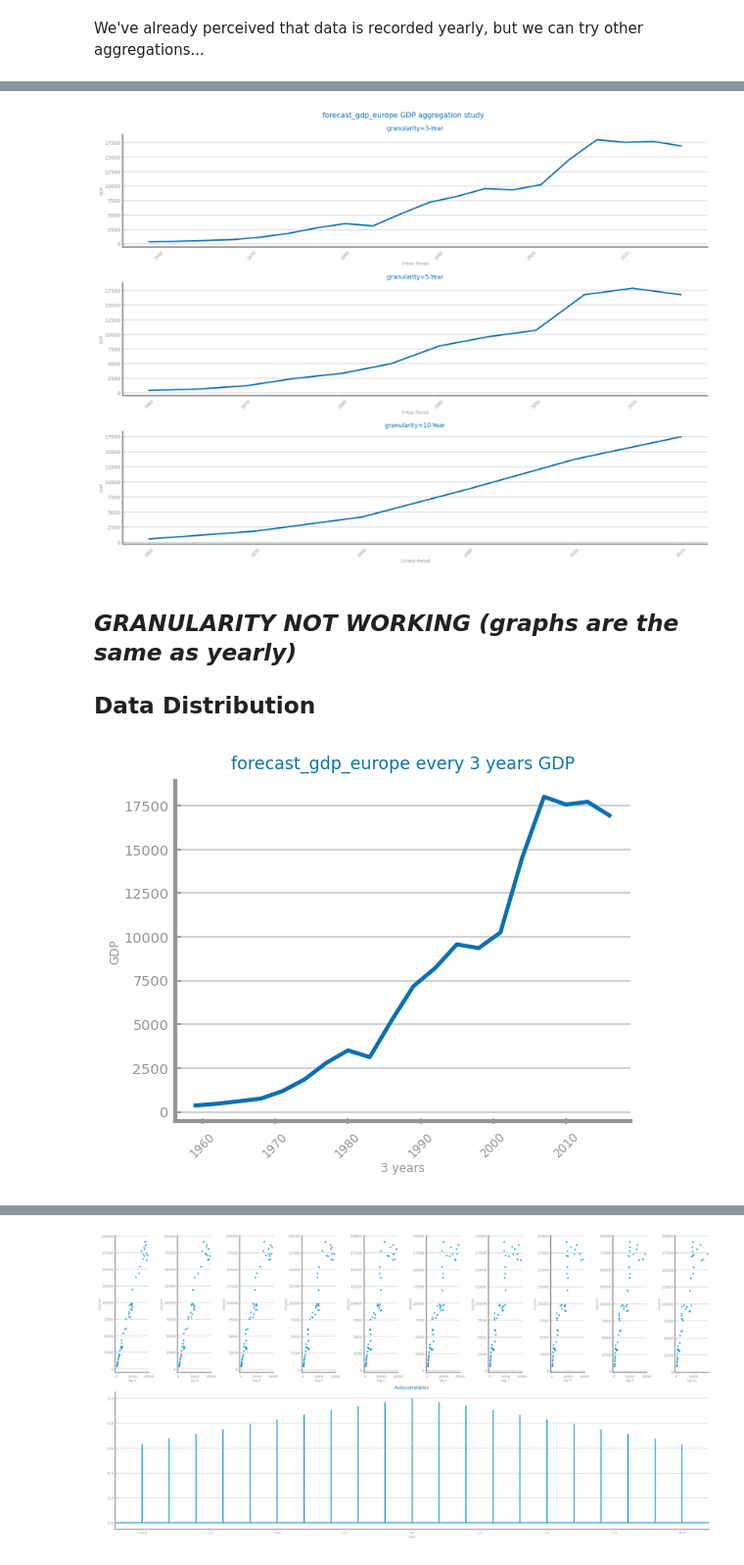
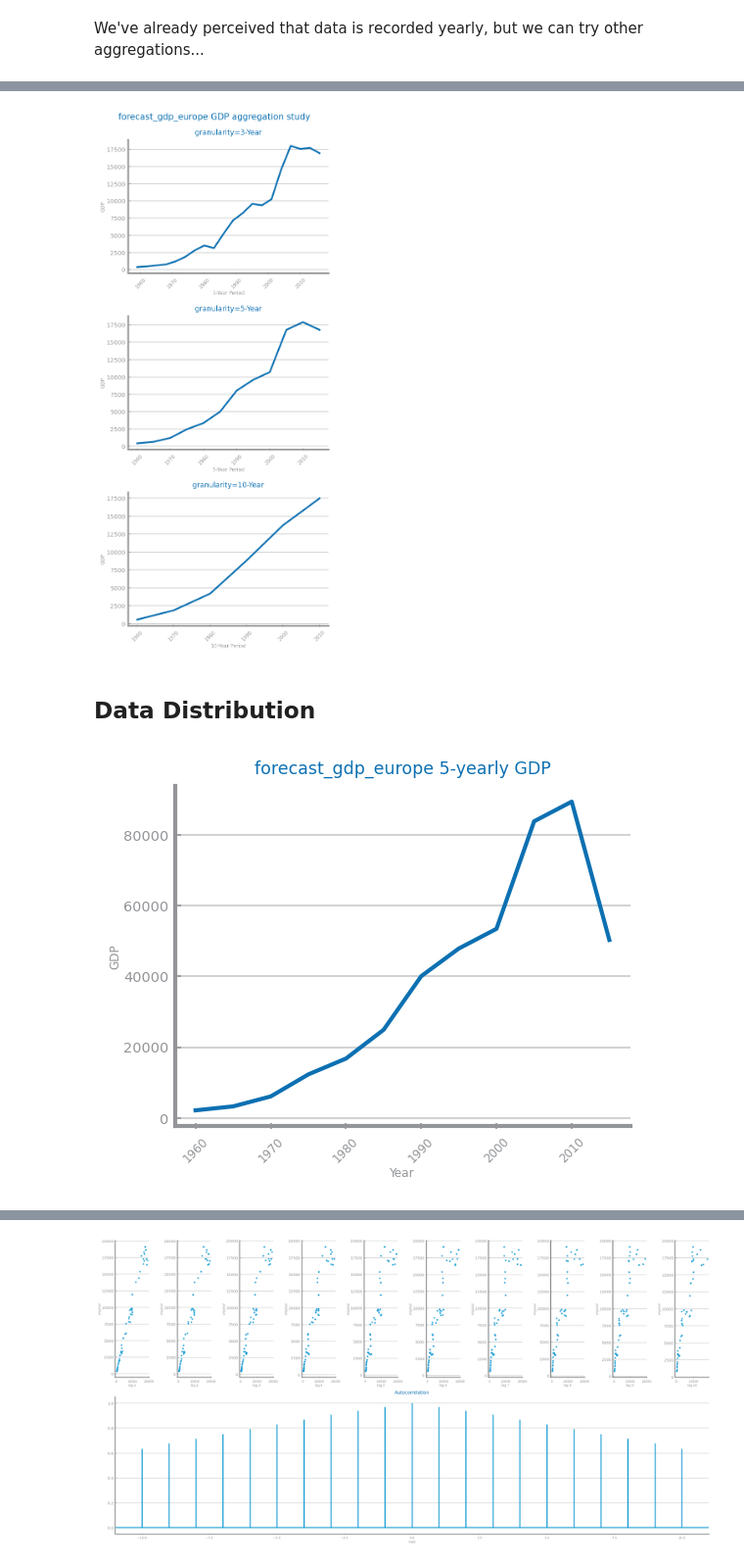
Before and after one commit to Moraisgit/data_science_project, a Jupyter notebook: src/set2_TS_data_profiling.ipynb, the cells around one changed output, grey strips where cells are left out. Shown at 98% size. Drawn from its saved outputs; the diff is of its cells as text; code cells hidden in the pictures.

```diff
--- a/src/set2_TS_data_profiling.ipynb
+++ b/src/set2_TS_data_profiling.ipynb
@@ -174,39 +203,38 @@ plt.show()
 # %%
 from matplotlib.pyplot import subplots, show
 from matplotlib.axes import Axes
 from matplotlib.figure import Figure
 
 grans: list[int] = [3, 5, 10]
 
 fig: Figure
 axs: list[Axes]
-fig, axs = subplots(len(grans), 1, figsize=(12, 3 * len(grans)))  # Adjusted figsize
+fig, axs = subplots(len(grans), 1, figsize=(4, 3 * len(grans)))  # Adjusted figsize
 fig.suptitle(f"{file_tag} {target} aggregation study")
 
 for i, gran in enumerate(grans):
     ss: Series = ts_aggregation_by(series, custom_years=gran)
 
     plot_line_chart(
         ss.index.to_list(),
         ss.to_list(),
         ax=axs[i],
         xlabel=f"{gran}-Year Period",
         ylabel=target,
         title=f"granularity={gran}-Year",
     )
 
 fig.tight_layout()
 show()
 # %% [output]
-[figure, old version]
+[figure, new version]
-# %% [markdown]
-## *GRANULARITY NOT WORKING (graphs are the same as yearly)*
-## **Data Distribution**
+# %% [markdown]
+## **Data Distribution**
 # %%
 from numpy import sum
 from pandas import DataFrame, Series, read_csv
 from matplotlib.pyplot import figure, show
-from dslabs_functions import HEIGHT, plot_line_chart
+from dslabs_functions import HEIGHT, plot_line_chart, ts_aggregation_by
 
 def ts_aggregation_by(
     data: Series | DataFrame,
@@ -233,6 +261,7 @@ def ts_aggregation_by(
 filename = f"{path_to_directory}/datasets/{file_tag}.csv"
 index = "Year"
 # target = "meter_reading"
+target = "GDP"
 data: DataFrame = read_csv(
     filename,
     index_col=index,
@@ -242,18 +271,18 @@ data: DataFrame = read_csv(
     infer_datetime_format=True,
 )
 series: Series = data[target]
-ss_3_years: Series = ts_aggregation_by(series, custom_years=3)
+ss_second_years: Series = ts_aggregation_by(series, custom_years=SECOND, agg_func=sum)
 
 # figure(figsize=(3 * HEIGHT, HEIGHT))
 figure()
 plot_line_chart(
-    ss_3_years.index.to_list(),
-    ss_3_years.to_list(),
-    xlabel="3 years",
+    ss_second_years.index.to_list(),
+    ss_second_years.to_list(),
+    xlabel="Year",
     ylabel=target,
-    title=f"{file_tag} every 3 years {target}",
+    title=f"{file_tag} {SECOND}-yearly {target}",
 )
 show()
 # %% [output]
-[figure, old version]
+[figure, new version]
 # %% [markdown]
```
Also changed, not shown: parts of 17 cells of this notebook.
